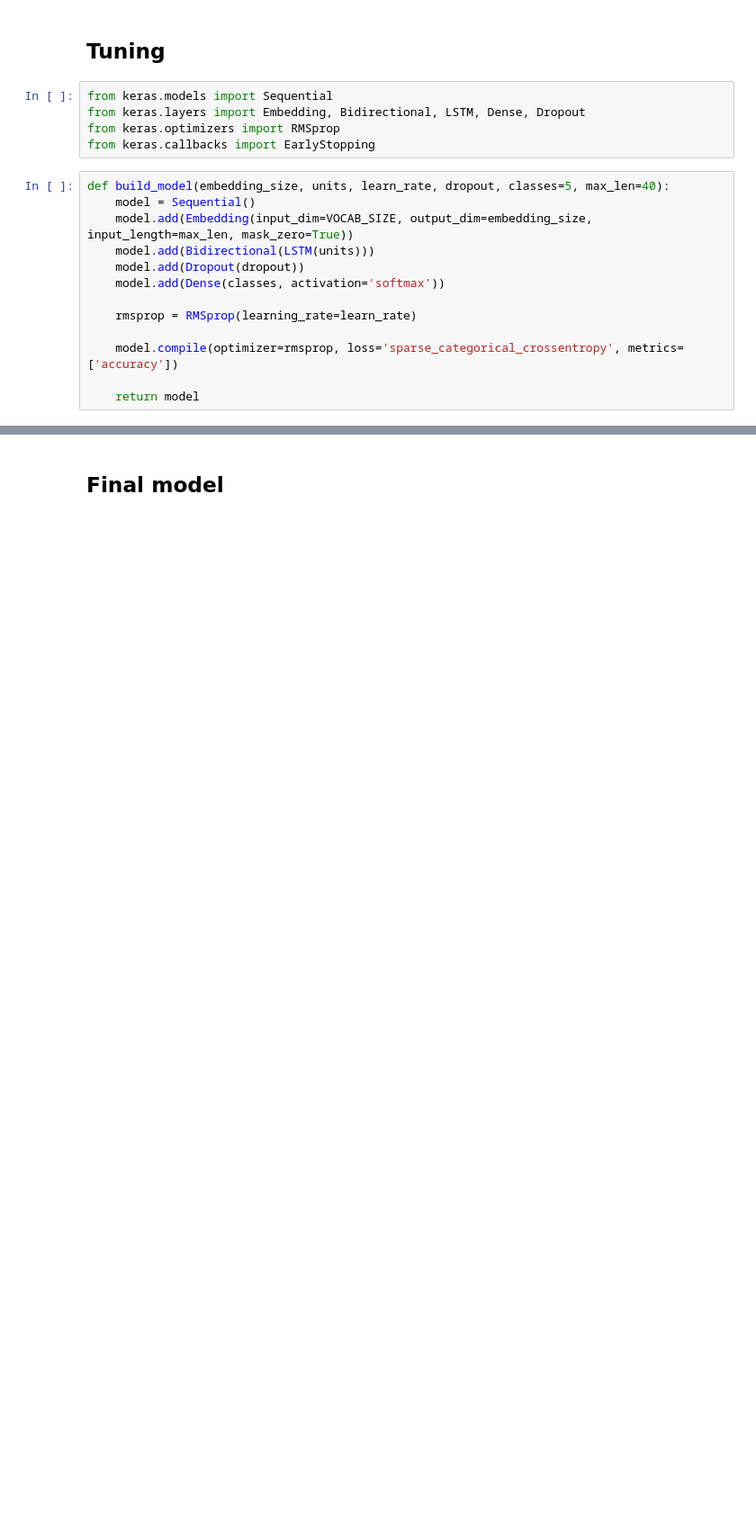
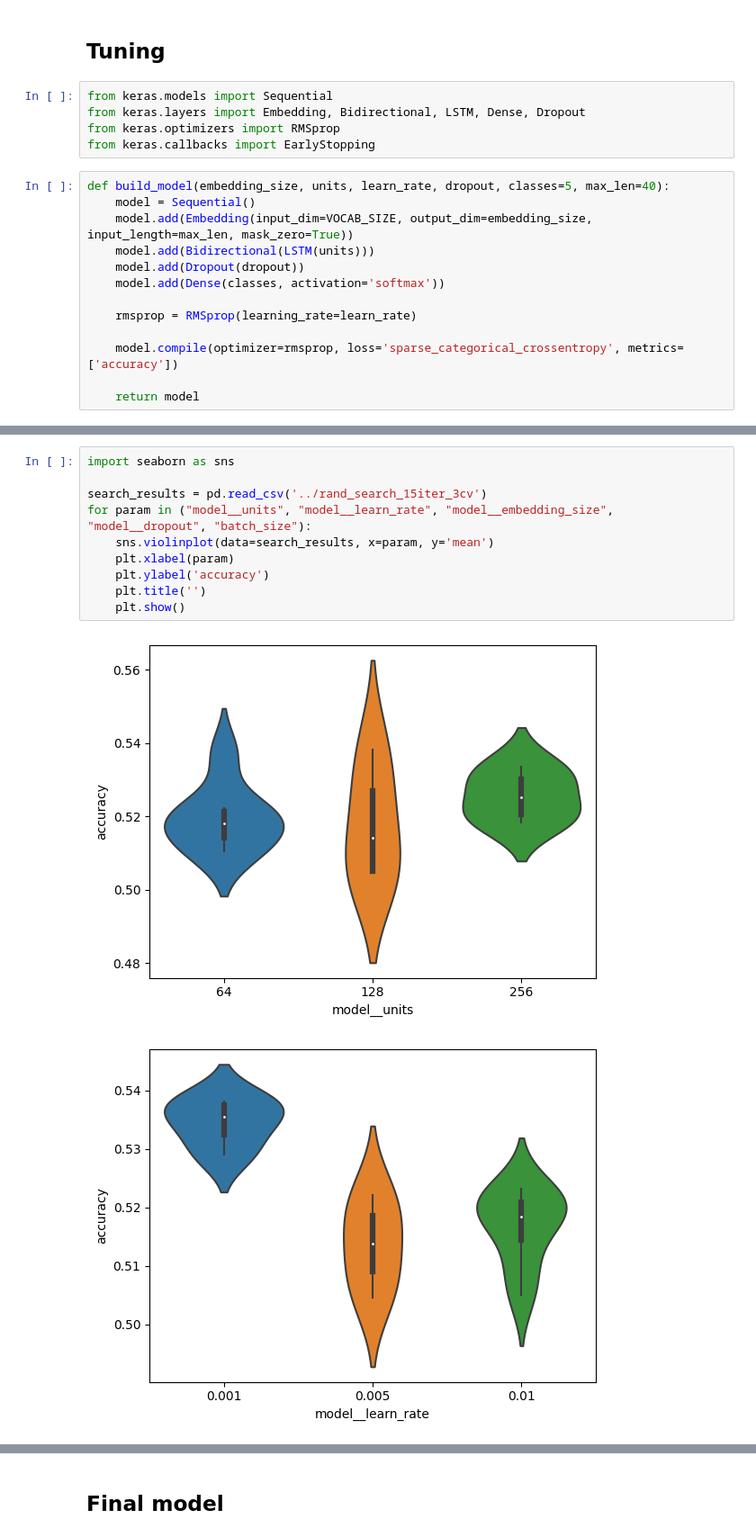
Before and after one commit to teostereciu/nn-tripadvisor, a Jupyter notebook: to-git-trip-advisor-star-rating-prediction.ipynb, the cells around one changed output, grey strips where cells are left out. Shown at 90% size. Drawn from its saved outputs; the diff is of its cells as text; blank space fills up the shorter version.

```diff
--- a/to-git-trip-advisor-star-rating-prediction.ipynb
+++ b/to-git-trip-advisor-star-rating-prediction.ipynb
@@ -325,0 +343,13 @@ for mean, stdev, param in zip(means, stds, params):
+# %%
+import seaborn as sns
+
+search_results = pd.read_csv('../rand_search_15iter_3cv')
+for param in ("model__units", "model__learn_rate", "model__embedding_size", "model__dropout", "batch_size"):
+    sns.violinplot(data=search_results, x=param, y='mean')
+    plt.xlabel(param)
+    plt.ylabel('accuracy')
+    plt.title('')
+    plt.show()
+# %% [output]
+[figure, added]
+[figure, added]
```
Also changed, not shown: parts of 15 cells of this notebook.
